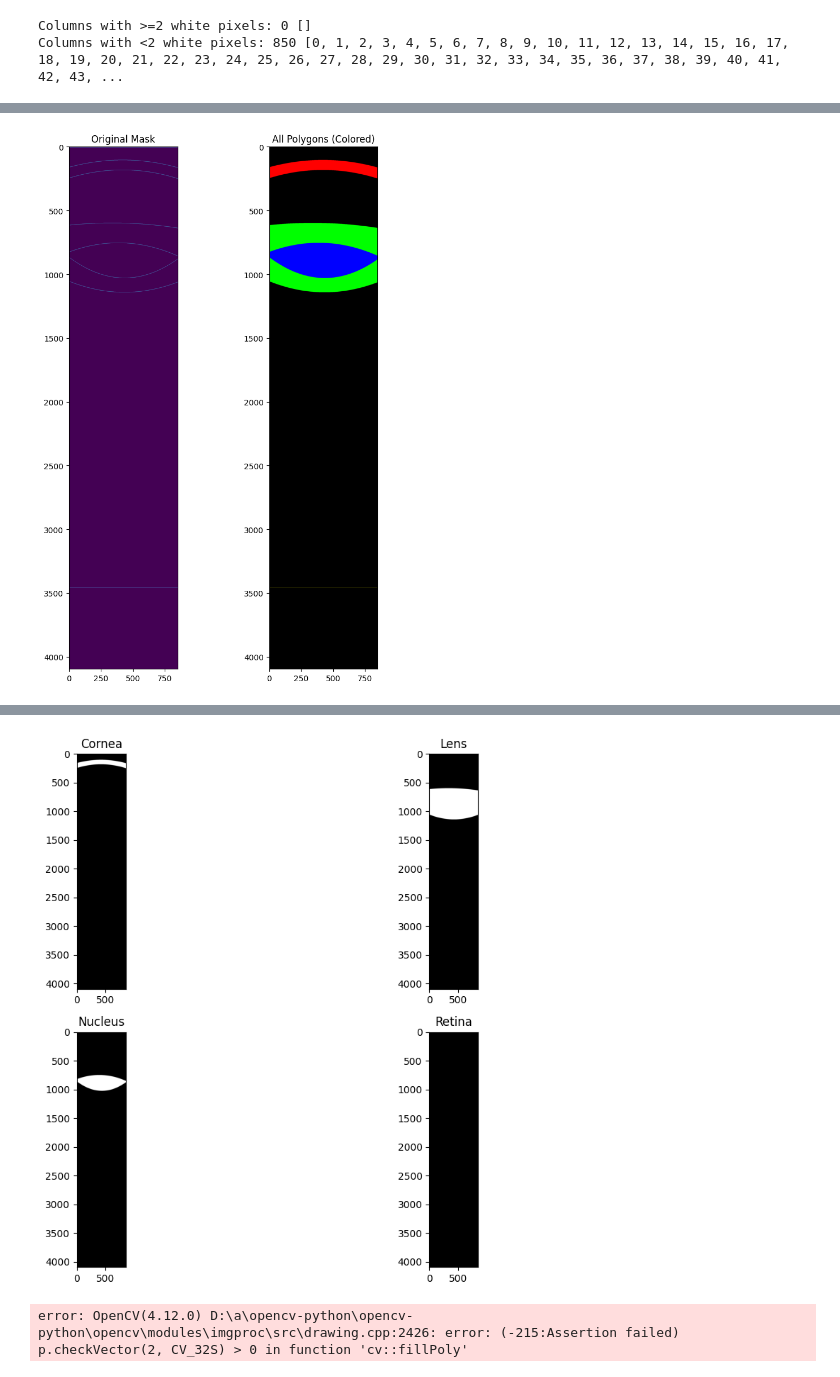
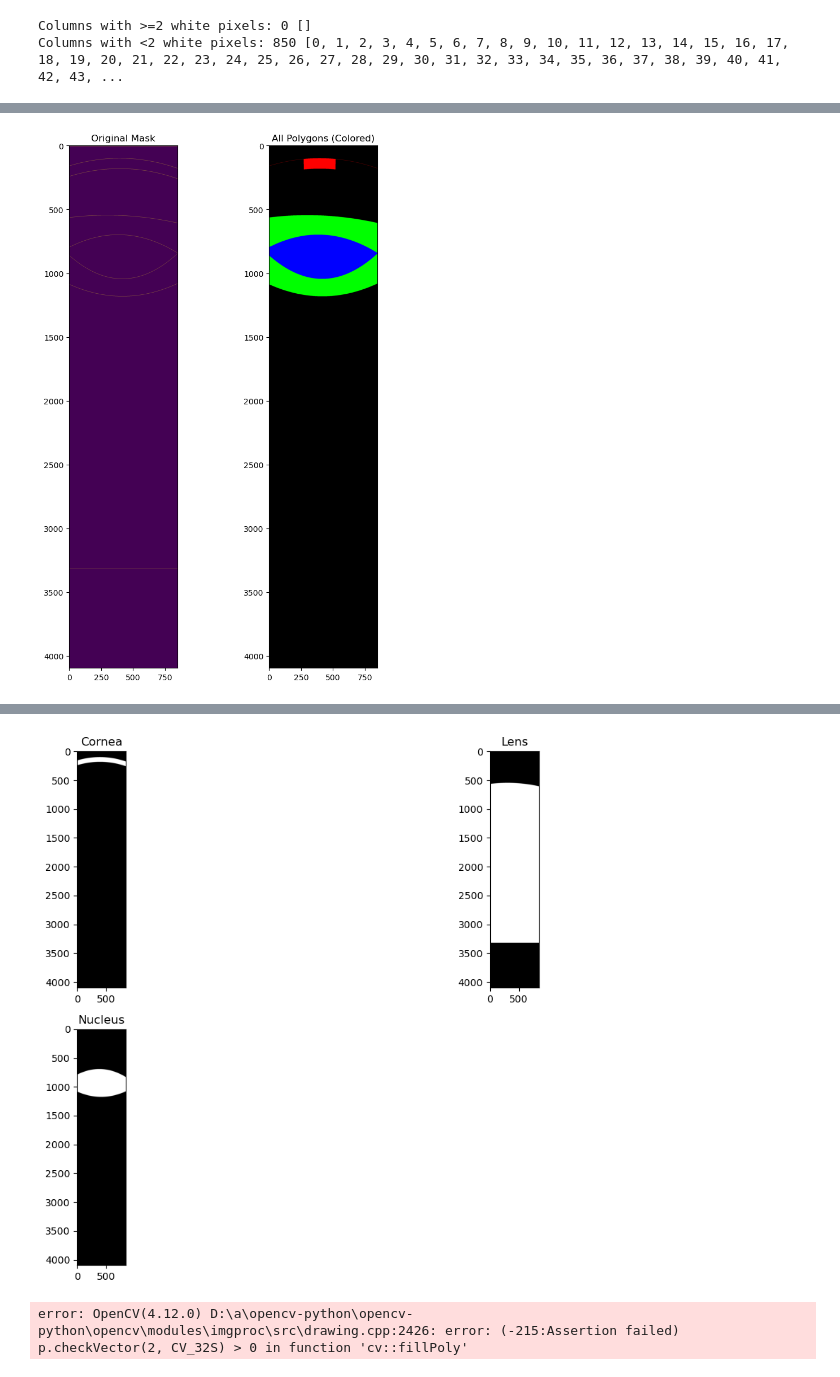
Before and after one commit to usmanraza121/SegOCT_BioLab, a Jupyter notebook: notebooks/preload_data.ipynb, the cells around one changed output, grey strips where cells are left out. Cells and saved outputs as stored; diff of their text form; code cells hidden in the pictures.

```diff
--- a/notebooks/preload_data.ipynb
+++ b/notebooks/preload_data.ipynb
@@ -24,5 +27,5 @@ shape: (4096, 850) dtype: float64 min: 8.6916947602137e-311 max: 133.14753265347
 # %%
-segmentation = np.fromfile("data2/Horizontal/Segmentation.bin", dtype=np.uint8)
+segmentation = np.fromfile("/media/be-light/Data/PG_Gdansk/Torun_secondment/Experiments/Training Data/CN055_LS_42_M/OD/0-6/0/Horizontal/Segmentation.bin", dtype=np.uint8)
 # segmentation = np.fromfile("data2/Vertical/Segmentation.bin", dtype=np.uint8)
 print("Segmentation size:", segmentation.size, segmentation.dtype,
       "min:", segmentation.min(), "max:", segmentation.max())
@@ -143,0 +146,20 @@ Segment 8: rows 3457 → 3457
+# %%
+# Find rows where 255 exists
+rows_with_255 = np.where(vertical_profile > 20)[0]
+
+# Detect continuous segments
+segments = []
+start = rows_with_255[0]
+for i in range(1, len(rows_with_255)):
+    if rows_with_255[i] != rows_with_255[i-1]+1 :
+        end = rows_with_255[i-1]
+        segments.append((start, end))
+        start = rows_with_255[i]
+segments.append((start, rows_with_255[-1]))
+
+print("Detected 255 segments (row ranges):")
+for i, (s,e) in enumerate(segments):
+    print(f"Segment {i+1}: rows {s} → {e}")
+
+print("Total segments:", len(segments))
+print(np.array(segments).shape)
@@ -478,7 +513,7 @@ regions = {
     "Cornea":   (segments[1][0], segments[2][1]),
     "Lens":     (segments[3][0], segments[6][1]),
     "Nucleus":  (segments[4][0], segments[5][1]),
-    "Retina":   (segments[7][0]-1, segments[7][1]+1),
+    # "Retina":   (segments[7][0]-1, segments[7][1]+1),
 }
 
 h = seg.shape[1]  # number of columns
@@ -531,7 +566,7 @@ plt.imshow(colored_mask)
 plt.tight_layout()
 plt.show()
 # %% [output]
-[figure, old version]
+[figure, new version]
 # %%
 import cv2
 import matplotlib.pyplot as plt
@@ -542,7 +577,7 @@ segment_defs = {
     "Cornea":   (segments[1][0], segments[2][1]),
     "Lens":     (segments[3][0], segments[6][1]),
     "Nucleus":  (segments[4][0], segments[5][1]),
-    "Retina":   (segments[7][0]-2, segments[7][1]+2),
+    # "Retina":   (segments[7][0]-2, segments[7][1]+2),
 }
 
 h = seg.shape[1]   # image width (columns)
@@ -592,4 +626,4 @@ plt.show()
-[figure, old version]
+[figure, new version]
 # %%
 import numpy as np
 import cv2
```
Also changed, not shown: parts of 16 cells of this notebook, 20 other files.
